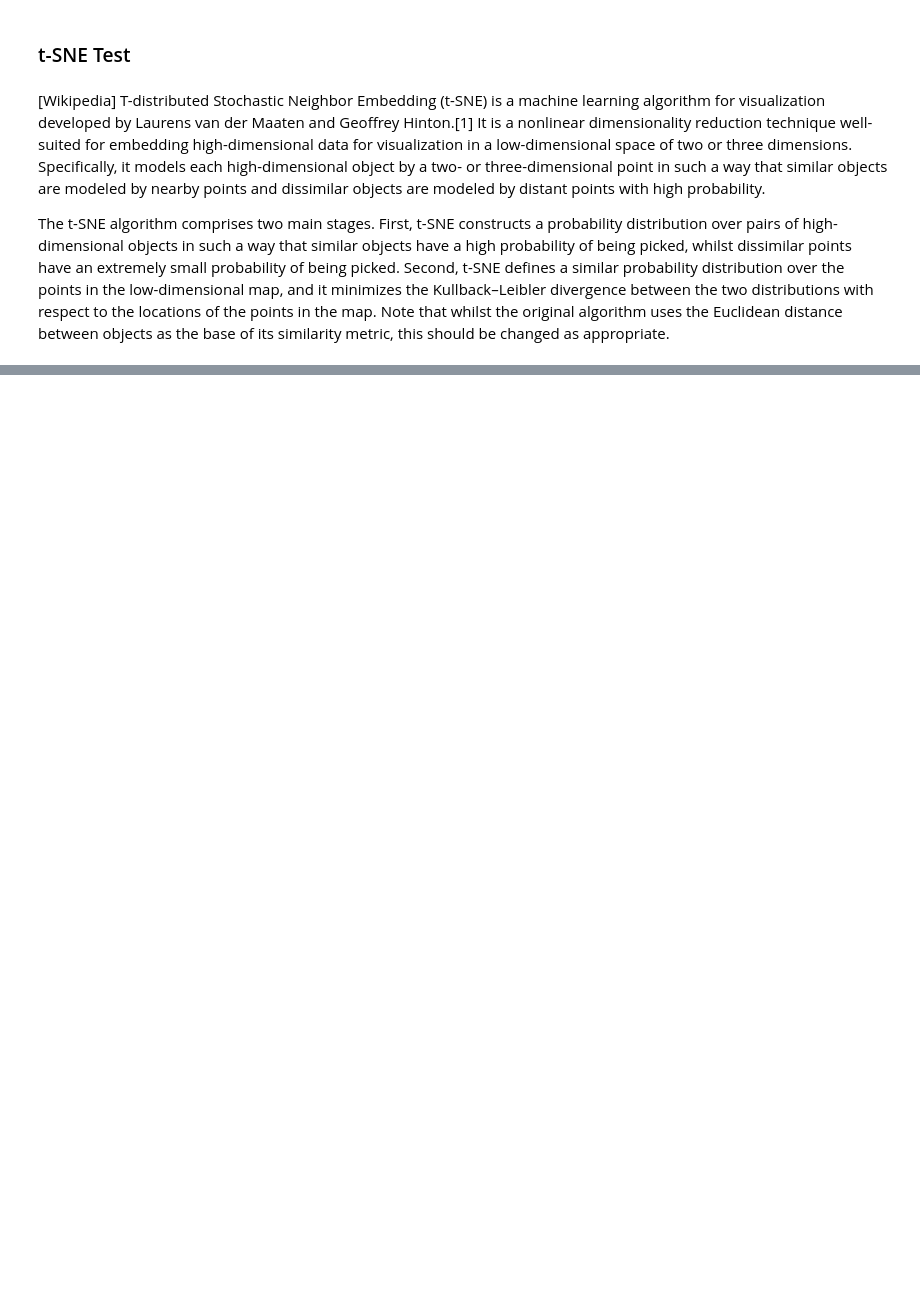
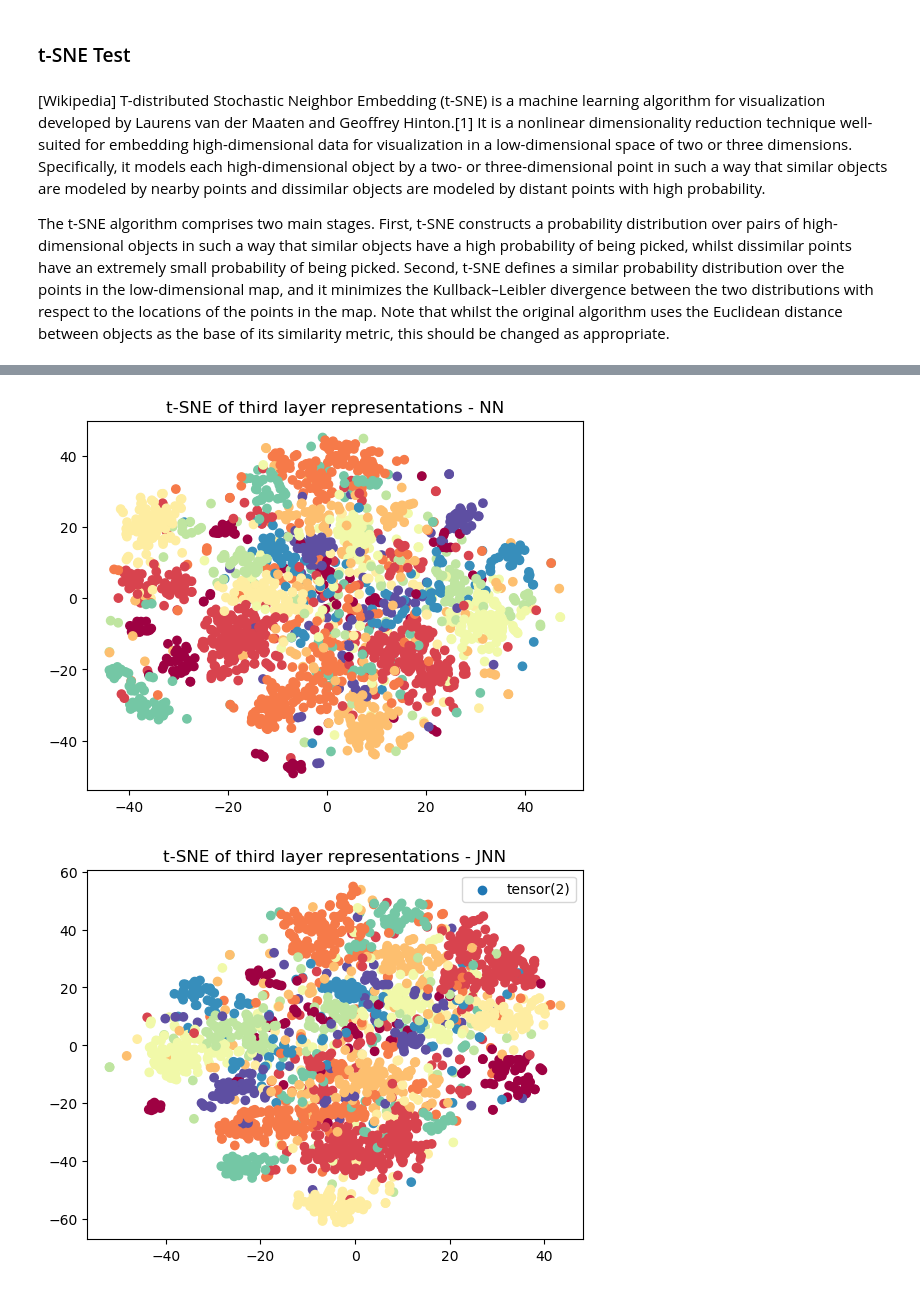
Before and after one commit to mm5110/sparse-structures-for-classification, a Jupyter notebook: joint/dev/ML_ISTA/Mike/joint_vs_standard_nn_SVHN.ipynb, the cells around one changed output, grey strips where cells are left out. Cells and saved outputs as stored; diff of their text form; code cells hidden in the pictures; blank space fills up the shorter version.

```diff
--- a/joint/dev/ML_ISTA/Mike/joint_vs_standard_nn_SVHN.ipynb
+++ b/joint/dev/ML_ISTA/Mike/joint_vs_standard_nn_SVHN.ipynb
@@ -573,0 +598,18 @@ plt.show()
+# %%
+# Plot t-SNE
+plt.figure(8)
+plt.scatter(Y_0[:, 0], Y_0[:, 1], c = y, cmap=plt.cm.Spectral)
+plt.title("t-SNE of third layer representations - NN")
+
+plt.axis('tight')
+
+plt.figure(9)
+plt.scatter(Y_jnn[:, 0], Y_jnn[:, 1], c = y, cmap=plt.cm.Spectral)
+plt.title("t-SNE of third layer representations - JNN")
+plt.legend(y)
+plt.axis('tight')
+
+plt.show()
+# %% [output]
+[figure, added]
+[figure, added]
```
Also changed, not shown: parts of 11 cells of this notebook.
